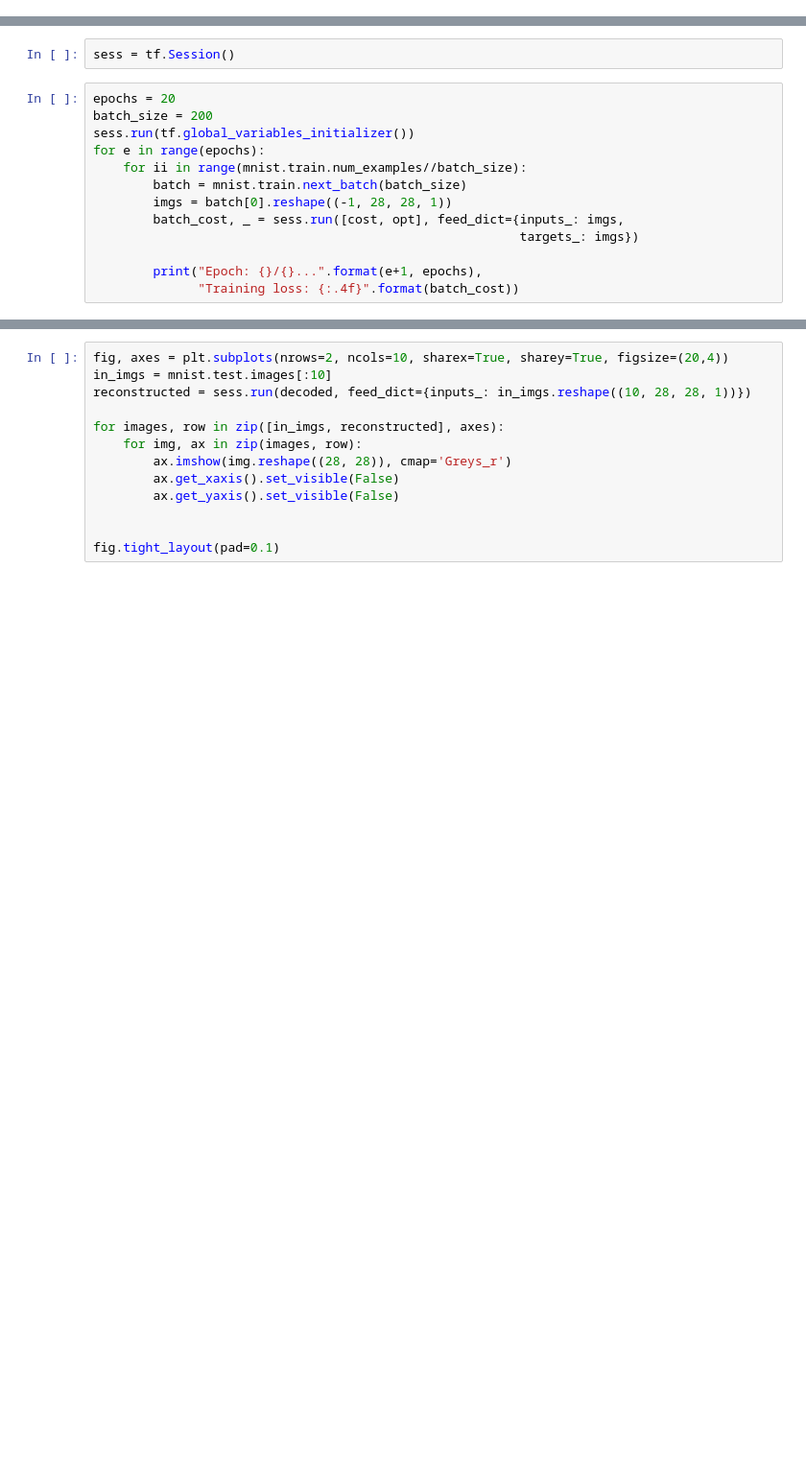
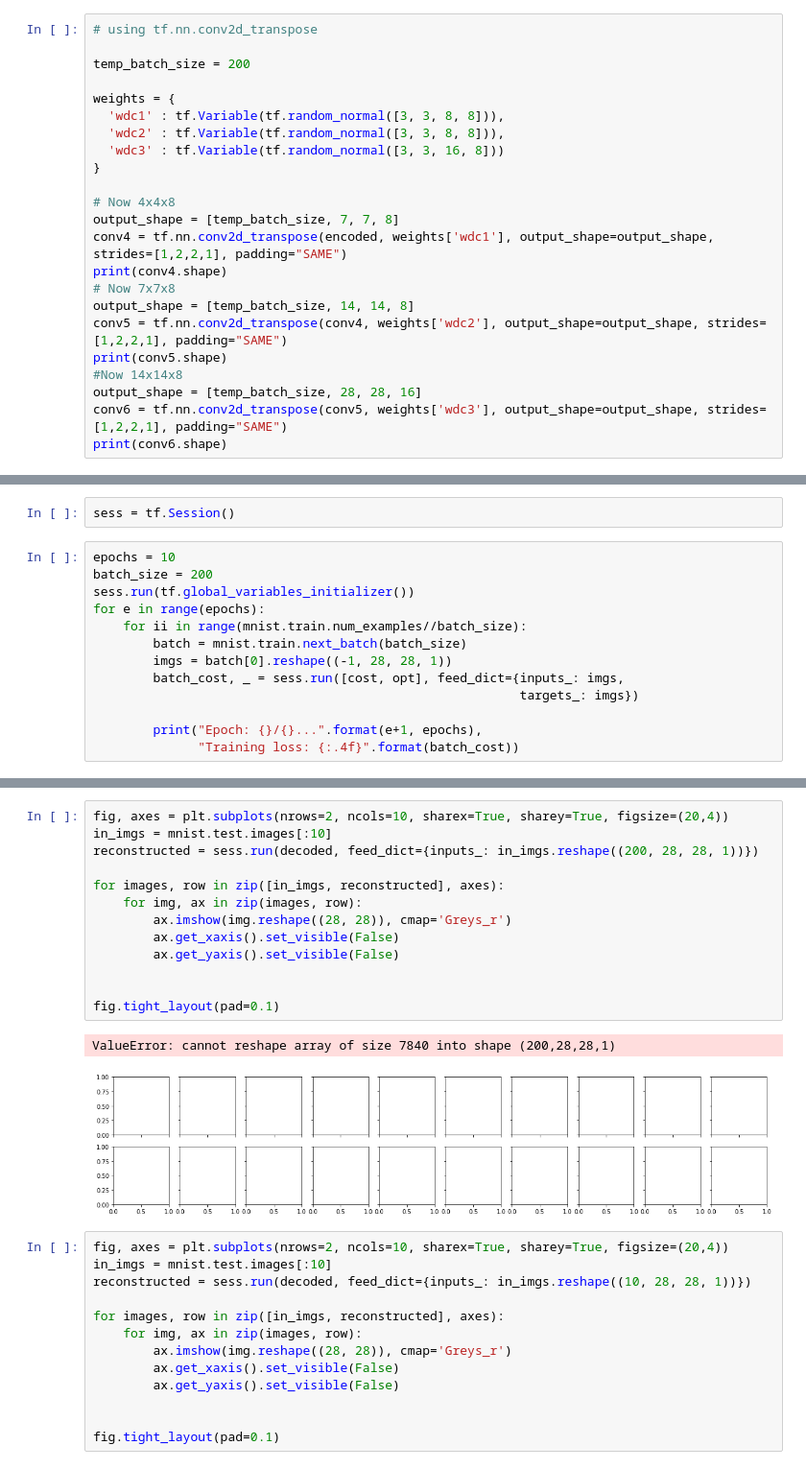
Before and after one commit to prraoo/udacity-dlnd, a Jupyter notebook: autoencoder/Convolutional_Autoencoder.ipynb, the cells around one changed output, grey strips where cells are left out. Shown at 96% size. Drawn from its saved outputs; the diff is of its cells as text; blank space fills up the shorter version.

Commit message:
modified deconv section
modified the decoder of Convolutinal Autoencoder using tf.nn.conv2d_transpose instead of tf.layers.conv2d

```diff
--- a/autoencoder/Convolutional_Autoencoder.ipynb
+++ b/autoencoder/Convolutional_Autoencoder.ipynb
@@ -87,0 +79,23 @@ opt = tf.train.AdamOptimizer(learning_rate).minimize(cost)
+# %%
+# using tf.nn.conv2d_transpose
+
+temp_batch_size = 200
+
+weights = {
+  'wdc1' : tf.Variable(tf.random_normal([3, 3, 8, 8])),
+  'wdc2' : tf.Variable(tf.random_normal([3, 3, 8, 8])),
+  'wdc3' : tf.Variable(tf.random_normal([3, 3, 16, 8]))
+}
+
+# Now 4x4x8
+output_shape = [temp_batch_size, 7, 7, 8]
+conv4 = tf.nn.conv2d_transpose(encoded, weights['wdc1'], output_shape=output_shape, strides=[1,2,2,1], padding="SAME")
+print(conv4.shape)
+# Now 7x7x8
+output_shape = [temp_batch_size, 14, 14, 8]
+conv5 = tf.nn.conv2d_transpose(conv4, weights['wdc2'], output_shape=output_shape, strides=[1,2,2,1], padding="SAME")
+print(conv5.shape)
+#Now 14x14x8
+output_shape = [temp_batch_size, 28, 28, 16]
+conv6 = tf.nn.conv2d_transpose(conv5, weights['wdc3'], output_shape=output_shape, strides=[1,2,2,1], padding="SAME")
+print(conv6.shape)
@@ -92,7 +126,7 @@ As before, here we'll train the network. Instead of flattening the images though
 # %%
 sess = tf.Session()
 # %%
-epochs = 20
+epochs = 10
 batch_size = 200
 sess.run(tf.global_variables_initializer())
 for e in range(epochs):
@@ -107,3 +159,19 @@ for e in range(epochs):
+# %%
+fig, axes = plt.subplots(nrows=2, ncols=10, sharex=True, sharey=True, figsize=(20,4))
+in_imgs = mnist.test.images[:10]
+reconstructed = sess.run(decoded, feed_dict={inputs_: in_imgs.reshape((200, 28, 28, 1))})
+
+for images, row in zip([in_imgs, reconstructed], axes):
+    for img, ax in zip(images, row):
+        ax.imshow(img.reshape((28, 28)), cmap='Greys_r')
+        ax.get_xaxis().set_visible(False)
+        ax.get_yaxis().set_visible(False)
+
+
+fig.tight_layout(pad=0.1)
+# %% [output]
+ValueError: cannot reshape array of size 7840 into shape (200,28,28,1)
+[figure, added]
 # %%
 fig, axes = plt.subplots(nrows=2, ncols=10, sharex=True, sharey=True, figsize=(20,4))
 in_imgs = mnist.test.images[:10]
```
Also changed, not shown: parts of 4 cells of this notebook.
